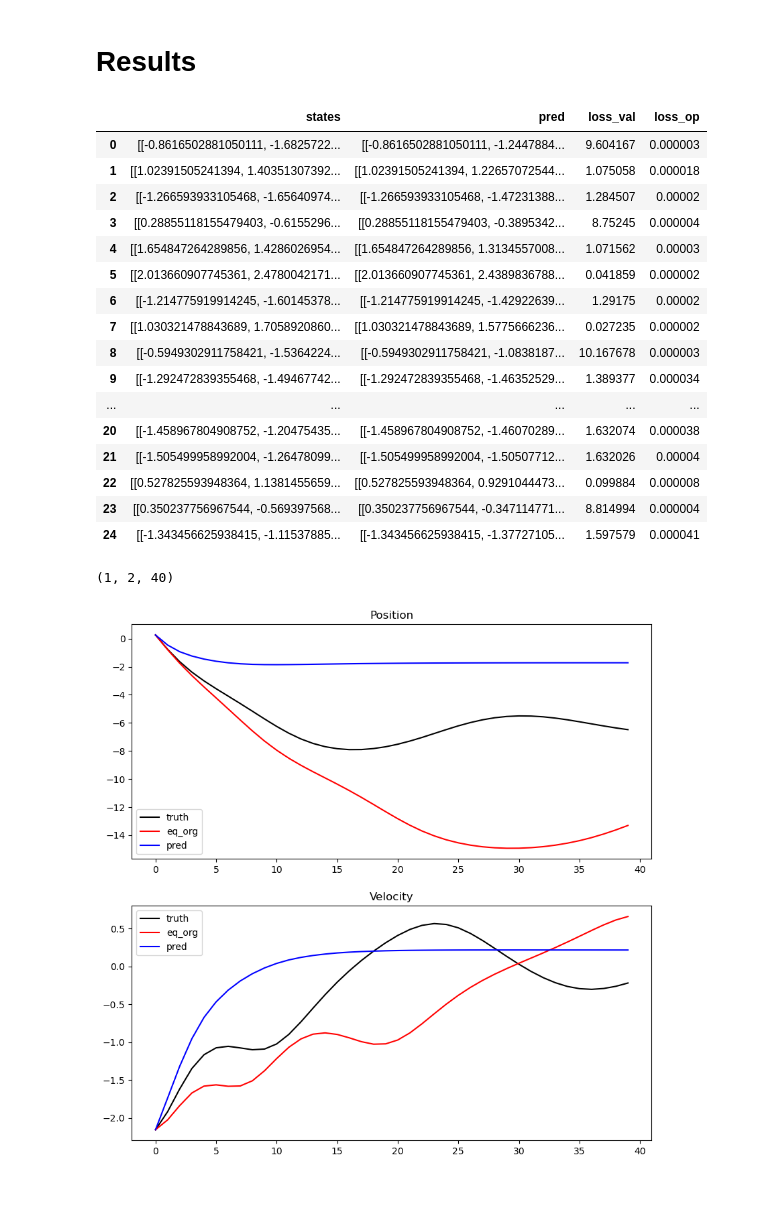
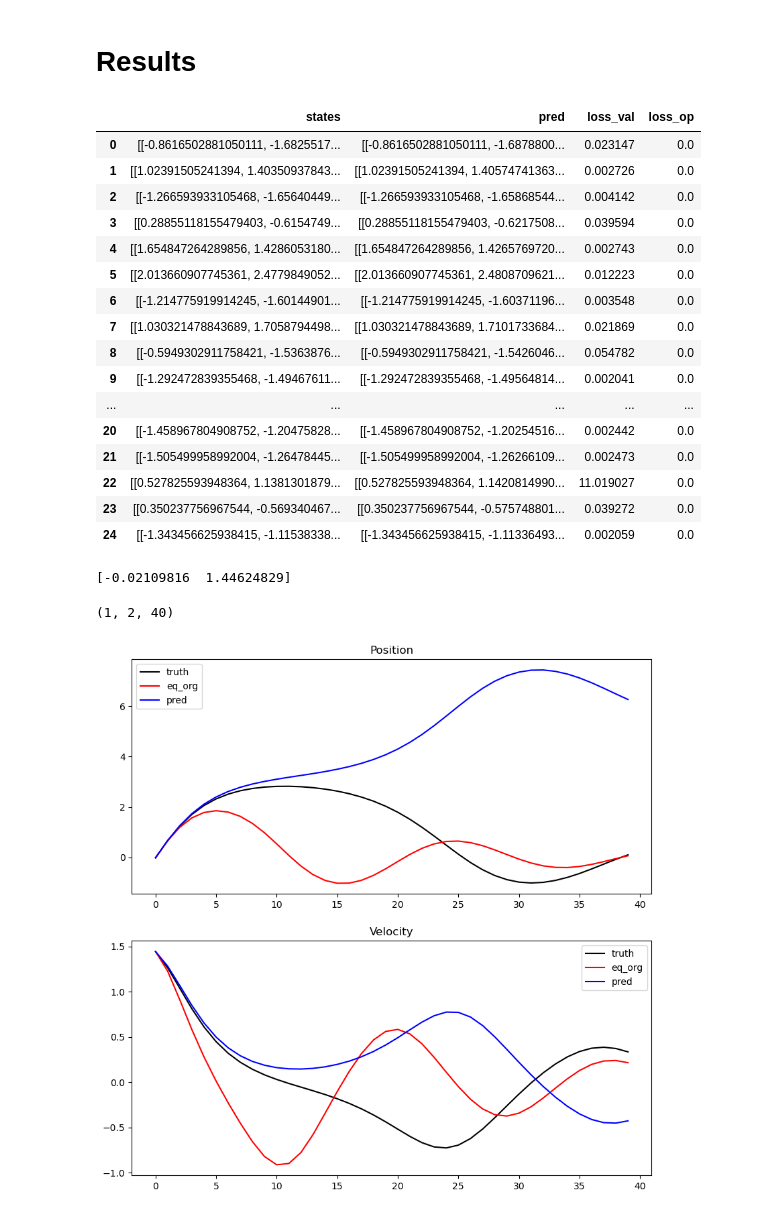
Before and after one commit to mayajanvier/jax-phynity, a Jupyter notebook: visualize_results.ipynb, the cells around one changed output. Cells and saved outputs as stored; diff of their text form; code cells hidden in the pictures.

```diff
--- a/visualize_results.ipynb
+++ b/visualize_results.ipynb
@@ -4,39 +4,41 @@
 import pandas as pd
 import numpy as np
 import matplotlib.pyplot as plt
-results_pth = "/Users/mayajanvier/jax-phynity/data/damped_pendulum_complete/complete_aug3/model_3.419e+00..json"
+results_pth = "/Users/mayajanvier/jax-phynity/data/sanity_checks/complete_physics4/model_1.008e+00..json"
 results = pd.read_json(results_pth).T
 results
 # %% [output]
 |  | states | pred | loss_val | loss_op |
-| 0 | [[-0.8616502881050111, -1.6825722... | [[-0.8616502881050111, -1.2447884... | 9.604167 | 0.000003 |
-| 1 | [[1.02391505241394, 1.40351307392... | [[1.02391505241394, 1.22657072544... | 1.075058 | 0.000018 |
-| 2 | [[-1.266593933105468, -1.65640974... | [[-1.266593933105468, -1.47231388... | 1.284507 | 0.00002 |
-| 3 | [[0.28855118155479403, -0.6155296... | [[0.28855118155479403, -0.3895342... | 8.75245 | 0.000004 |
-| 4 | [[1.654847264289856, 1.4286026954... | [[1.654847264289856, 1.3134557008... | 1.071562 | 0.00003 |
-| 5 | [[2.013660907745361, 2.4780042171... | [[2.013660907745361, 2.4389836788... | 0.041859 | 0.000002 |
-| 6 | [[-1.214775919914245, -1.60145378... | [[-1.214775919914245, -1.42922639... | 1.29175 | 0.00002 |
-| 7 | [[1.030321478843689, 1.7058920860... | [[1.030321478843689, 1.5775666236... | 0.027235 | 0.000002 |
-| 8 | [[-0.5949302911758421, -1.5364224... | [[-0.5949302911758421, -1.0838187... | 10.167678 | 0.000003 |
-| 9 | [[-1.292472839355468, -1.49467742... | [[-1.292472839355468, -1.46352529... | 1.389377 | 0.000034 |
+| 0 | [[-0.8616502881050111, -1.6825517... | [[-0.8616502881050111, -1.6878800... | 0.023147 | 0.0 |
+| 1 | [[1.02391505241394, 1.40350937843... | [[1.02391505241394, 1.40574741363... | 0.002726 | 0.0 |
+| 2 | [[-1.266593933105468, -1.65640449... | [[-1.266593933105468, -1.65868544... | 0.004142 | 0.0 |
+| 3 | [[0.28855118155479403, -0.6154749... | [[0.28855118155479403, -0.6217508... | 0.039594 | 0.0 |
+| 4 | [[1.654847264289856, 1.4286053180... | [[1.654847264289856, 1.4265769720... | 0.002743 | 0.0 |
+| 5 | [[2.013660907745361, 2.4779849052... | [[2.013660907745361, 2.4808709621... | 0.012223 | 0.0 |
+| 6 | [[-1.214775919914245, -1.60144901... | [[-1.214775919914245, -1.60371196... | 0.003548 | 0.0 |
+| 7 | [[1.030321478843689, 1.7058794498... | [[1.030321478843689, 1.7101733684... | 0.021869 | 0.0 |
+| 8 | [[-0.5949302911758421, -1.5363876... | [[-0.5949302911758421, -1.5426046... | 0.054782 | 0.0 |
+| 9 | [[-1.292472839355468, -1.49467611... | [[-1.292472839355468, -1.49564814... | 0.002041 | 0.0 |
 | ... | ... | ... | ... | ... |
-| 20 | [[-1.458967804908752, -1.20475435... | [[-1.458967804908752, -1.46070289... | 1.632074 | 0.000038 |
-| 21 | [[-1.505499958992004, -1.26478099... | [[-1.505499958992004, -1.50507712... | 1.632026 | 0.00004 |
-| 22 | [[0.527825593948364, 1.1381455659... | [[0.527825593948364, 0.9291044473... | 0.099884 | 0.000008 |
-| 23 | [[0.350237756967544, -0.569397568... | [[0.350237756967544, -0.347114771... | 8.814994 | 0.000004 |
-| 24 | [[-1.343456625938415, -1.11537885... | [[-1.343456625938415, -1.37727105... | 1.597579 | 0.000041 |
+| 20 | [[-1.458967804908752, -1.20475828... | [[-1.458967804908752, -1.20254516... | 0.002442 | 0.0 |
+| 21 | [[-1.505499958992004, -1.26478445... | [[-1.505499958992004, -1.26266109... | 0.002473 | 0.0 |
+| 22 | [[0.527825593948364, 1.1381301879... | [[0.527825593948364, 1.1420814990... | 11.019027 | 0.0 |
+| 23 | [[0.350237756967544, -0.569340467... | [[0.350237756967544, -0.575748801... | 0.039272 | 0.0 |
+| 24 | [[-1.343456625938415, -1.11538338... | [[-1.343456625938415, -1.11336493... | 0.002059 | 0.0 |
 # %%
 # physics only
+import jax.numpy as jnp
 from networks import DampedPendulumParamPDE
 from forecasters import Forecaster
-model_phy = DampedPendulumParamPDE(is_complete=True, real_params=None)
-net_phy = Forecaster(model_phy=model_phy, model_aug=None, is_augmented=False)
+model_phy = DampedPendulumParamPDE(is_complete=True, real_params={"omega0_square": 2*jnp.pi/12, "alpha":0.2})
+net_phy = Forecaster(model_phy=model_phy, model_aug=None, is_augmented=False, is_phy="complete", method="RK4")
 # %%
 import jax.numpy as jnp
 def plot_trajectory(index):
     fig, ax = plt.subplots(2, 1, figsize=(10, 10))
     y0 = np.array(results["states"][index])[:,0]
-    phy_out = net_phy(np.array([y0]), jnp.arange(0,20,0.5))
+    print(y0)
+    phy_out = net_phy(np.array([results["states"][index]]), jnp.arange(0,20,0.5))
     print(phy_out.shape)
 
     ax[0].set_title("Position")
@@ -52,10 +54,11 @@ def plot_trajectory(index):
     ax[1].legend()
     plt.show()
 # %%
-plot_trajectory(15)
+plot_trajectory(12)
 # %% [output]
-(1, 2, 40)
+[-0.02109816  1.44624829]
+(1, 2, 40)
-[figure, old version]
+[figure, new version]
 # %%
 plot_trajectory(22)
 # %% [output]
```
Also changed, not shown: parts of 19 cells of this notebook, 6 other files.
